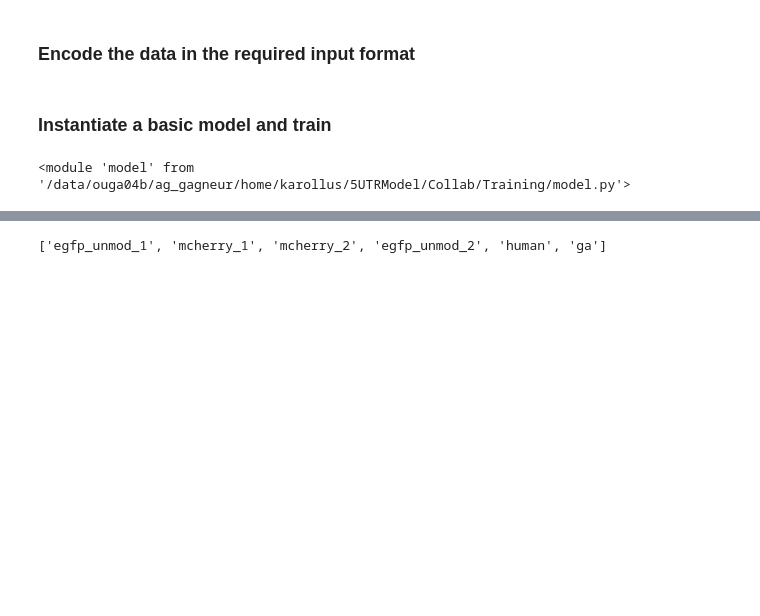
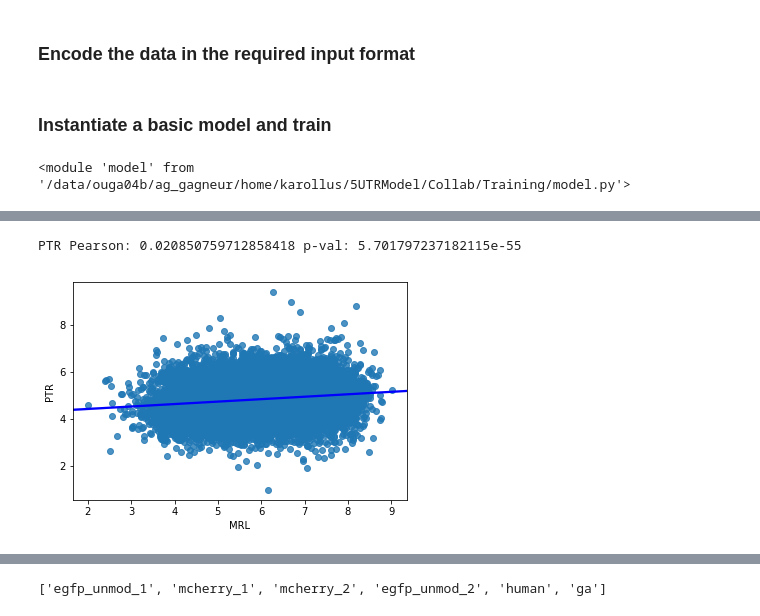
Before and after one commit to Karollus/5UTR, a Jupyter notebook: Training/Train.ipynb, the cells around one changed output, grey strips where cells are left out. Saved outputs shown, nothing was run; the diff lists cells and outputs as text; code cells hidden in the pictures; blank space fills up the shorter version.

```diff
--- a/Training/Train.ipynb
+++ b/Training/Train.ipynb
@@ -120,0 +121,2 @@ Epoch 00005: early stopping
+# %%
+utr_model = utils.retrain_only_scaling(utr_model, encoded_data, libraries=['mcherry_1', 'mcherry_2', 'egfp_unmod_2', 'ga'], batch_size=128, epochs=2)
@@ -120,0 +161,8 @@ Epoch 00005: early stopping
+# %%
+reload(utils)
+utils.eval_ptr(utr_model, ptr_encoded, ptr_df)
+
+x = sns.regplot(x='MRL', y="PTR", data=ptr_df, line_kws={"color":"b"}).get_figure()
+# %% [output]
+PTR Pearson: 0.020850759712858418 p-val: 5.701797237182115e-55
+[figure, added]
```
Also changed, not shown: parts of 32 cells of this notebook, 6 other files.
